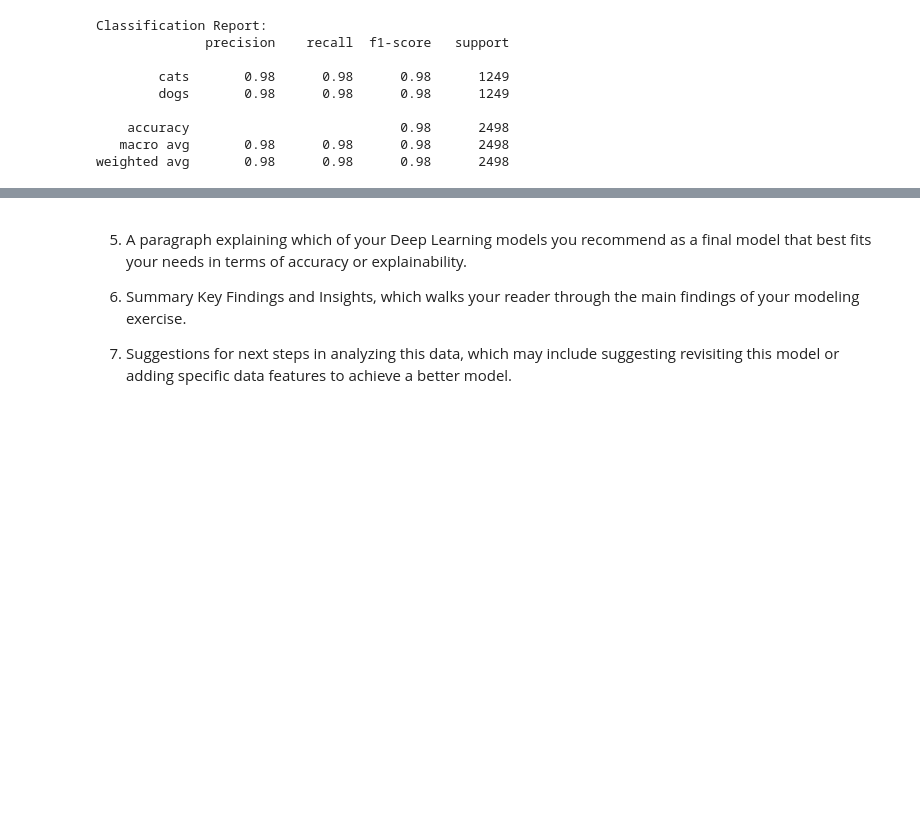
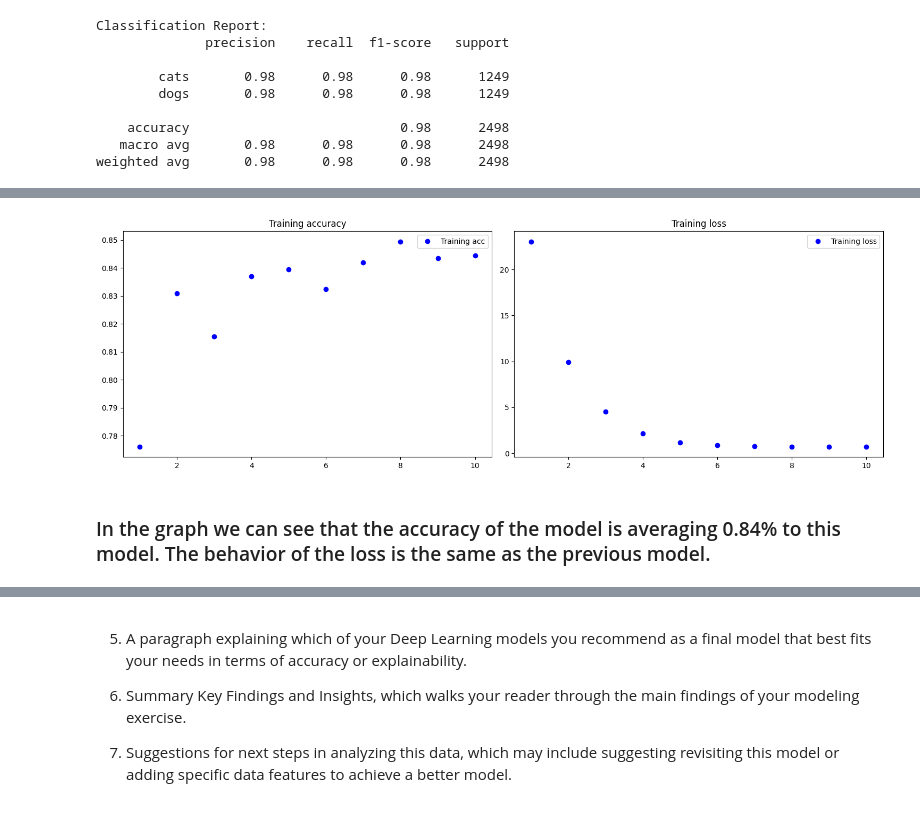
Before and after one commit to caiotheodoro/ML-IBM, a Jupyter notebook: Deep Learning and Reinforcement Learning/deep_learning.ipynb, the cells around one changed output, grey strips where cells are left out. Saved outputs shown, nothing was run; the diff lists cells and outputs as text; code cells hidden in the pictures; blank space fills up the shorter version.

```diff
--- a/Deep Learning and Reinforcement Learning/deep_learning.ipynb
+++ b/Deep Learning and Reinforcement Learning/deep_learning.ipynb
@@ -319,0 +405,6 @@ weighted avg       0.98      0.98      0.98      2498
+# %%
+plot_graphs()
+# %% [output]
+[figure, added]
+# %% [markdown]
+### In the graph we can see that the accuracy of the model is averaging 0.84% to this model. The behavior of the loss is the same as the previous model.
```
Also changed, not shown: parts of 9 cells of this notebook.
